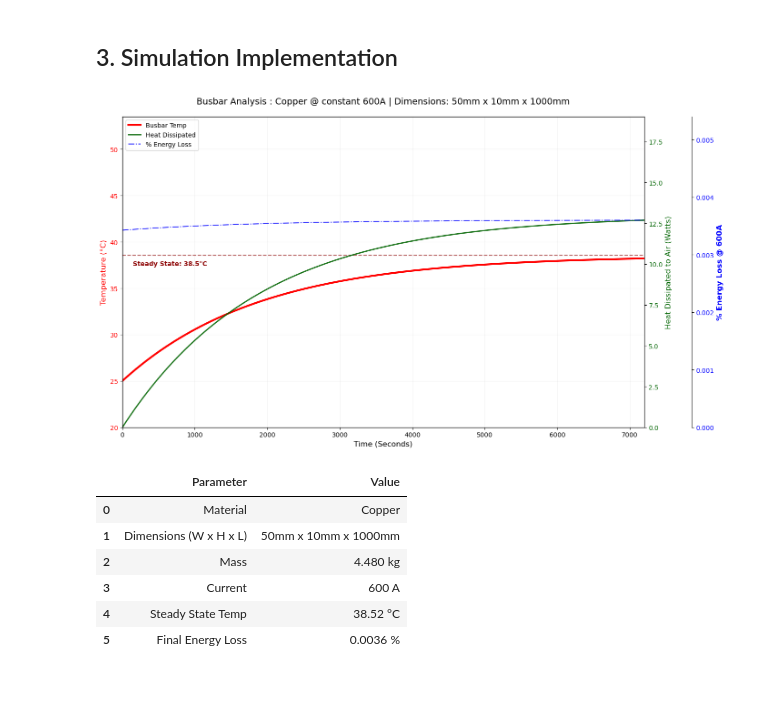
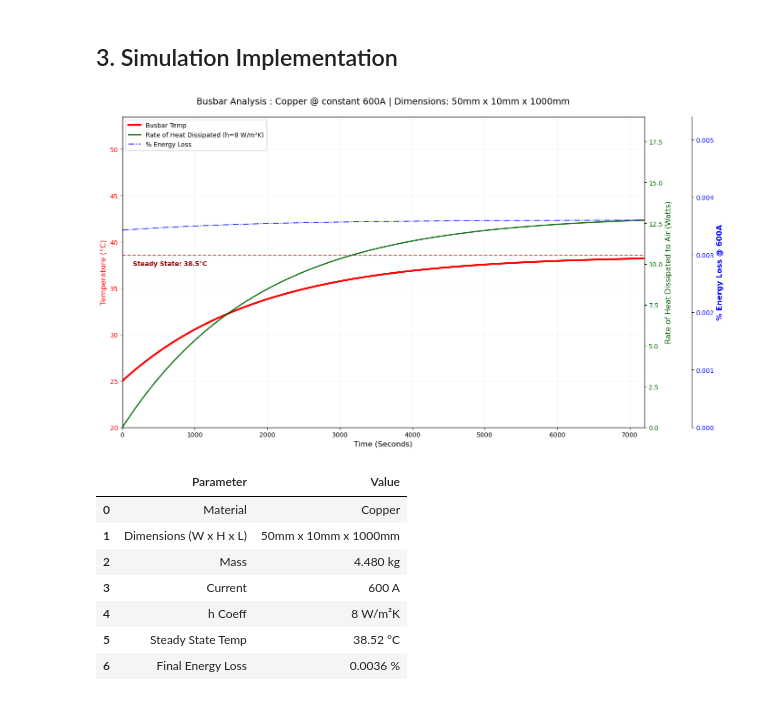
Before and after one commit to russlib/Publishing, a Jupyter notebook: BusbarCalculator.ipynb, the cells around one changed output. Saved outputs shown, nothing was run; the diff lists cells and outputs as text; code cells hidden in the pictures.

```diff
--- a/BusbarCalculator.ipynb
+++ b/BusbarCalculator.ipynb
@@ -80,10 +98,10 @@ CHOSEN_MATERIAL = 'Copper'
 I = 600                     # Current (A)
 total_time = 7200           # 2 hours
 V_load = 600                # System Voltage
+h_conv = 8                  # Convection coeff (W/m^2*K) moved here
 
 # Realistic Dimensions (in meters)
 L, w, h_dim = 1.0, 0.050, 0.010
-h_conv = 8
 T_amb, T_ref = 25, 20
 
 # 3. SETUP & STEADY STATE
@@ -136,47 +154,50 @@ ax1.set_ylim(T_amb - 5, T_steady + 15)
 
 # Heat Dissipation Axis (Right 1)
 ax2 = ax1.twinx()
-ax2.plot(time_axis, q_conv_history, color='darkgreen', linewidth=2, alpha=0.9, label='Heat Dissipated')
-ax2.set_ylabel('Heat Dissipated to Air (Watts)', color='darkgreen', fontsize=12)
+# Added h coefficient to the legend label here
+ax2.plot(time_axis, q_conv_history, color='darkgreen', linewidth=2, alpha=0.9,
+         label=f'Rate of Heat Dissipated (h={h_conv} W/m²K)')
+ax2.set_ylabel('Rate of Heat Dissipated to Air (Watts)', color='darkgreen', fontsize=12)
 ax2.tick_params(axis='y', labelcolor='darkgreen')
 ax2.set_ylim(0, max(q_conv_history) * 1.5)
 
 # Energy Loss Axis (Right 2)
 ax3 = ax1.twinx()
 ax3.spines['right'].set_position(('outward', 75))
 ax3.plot(time_axis, loss_history, color='blue', linestyle='-.', alpha=0.8, label='% Energy Loss')
 ax3.set_ylabel(f'% Energy Loss @ {I}A', color='blue', fontsize=12, fontweight='bold')
 ax3.tick_params(axis='y', labelcolor='blue')
 ax3.set_ylim(0, max(loss_history) * 1.5)
 
-# Updated Title Format
+# Title Format
 l_str, w_str, h_str = f"{L*1000:g}mm", f"{w*1000:g}mm", f"{h_dim*1000:g}mm"
 plt.title(f'Busbar Analysis : {CHOSEN_MATERIAL} @ constant {I}A | Dimensions: {w_str} x {h_str} x {l_str}',
           fontsize=14, pad=20)
 
 ax1.grid(True, alpha=0.2)
 
 # Legend (Top Left)
 lines1, labels1 = ax1.get_legend_handles_labels()
 lines2, labels2 = ax2.get_legend_handles_labels()
 lines3, labels3 = ax3.get_legend_handles_labels()
 ax1.legend(lines1 + lines2 + lines3, labels1 + labels2 + labels3, loc='upper left')
 
 fig.tight_layout()
 plt.show()
 
 # 6. SUMMARY TABLE
 summary_df = pd.DataFrame({
-    "Parameter": ["Material", "Dimensions (W x H x L)", "Mass", "Current", "Steady State Temp", "Final Energy Loss"],
-    "Value": [CHOSEN_MATERIAL, f"{w_str} x {h_str} x {l_str}", f"{mass:.3f} kg", f"{I} A", f"{T_steady:.2f} °C", f"{loss_history[-1]:.4f} %"]
+    "Parameter": ["Material", "Dimensions (W x H x L)", "Mass", "Current", "h Coeff", "Steady State Temp", "Final Energy Loss"],
+    "Value": [CHOSEN_MATERIAL, f"{w_str} x {h_str} x {l_str}", f"{mass:.3f} kg", f"{I} A", f"{h_conv} W/m²K", f"{T_steady:.2f} °C", f"{loss_history[-1]:.4f} %"]
 })
 display(summary_df)
 # %% [output]
-[figure, old version]
+[figure, new version]
 |  | Parameter | Value |
 | 0 | Material | Copper |
 | 1 | Dimensions (W x H x L) | 50mm x 10mm x 1000mm |
 | 2 | Mass | 4.480 kg |
 | 3 | Current | 600 A |
-| 4 | Steady State Temp | 38.52 °C |
-| 5 | Final Energy Loss | 0.0036 % |
+| 4 | h Coeff | 8 W/m²K |
+| 5 | Steady State Temp | 38.52 °C |
+| 6 | Final Energy Loss | 0.0036 % |
```
Also changed, not shown: parts of 3 cells of this notebook.
